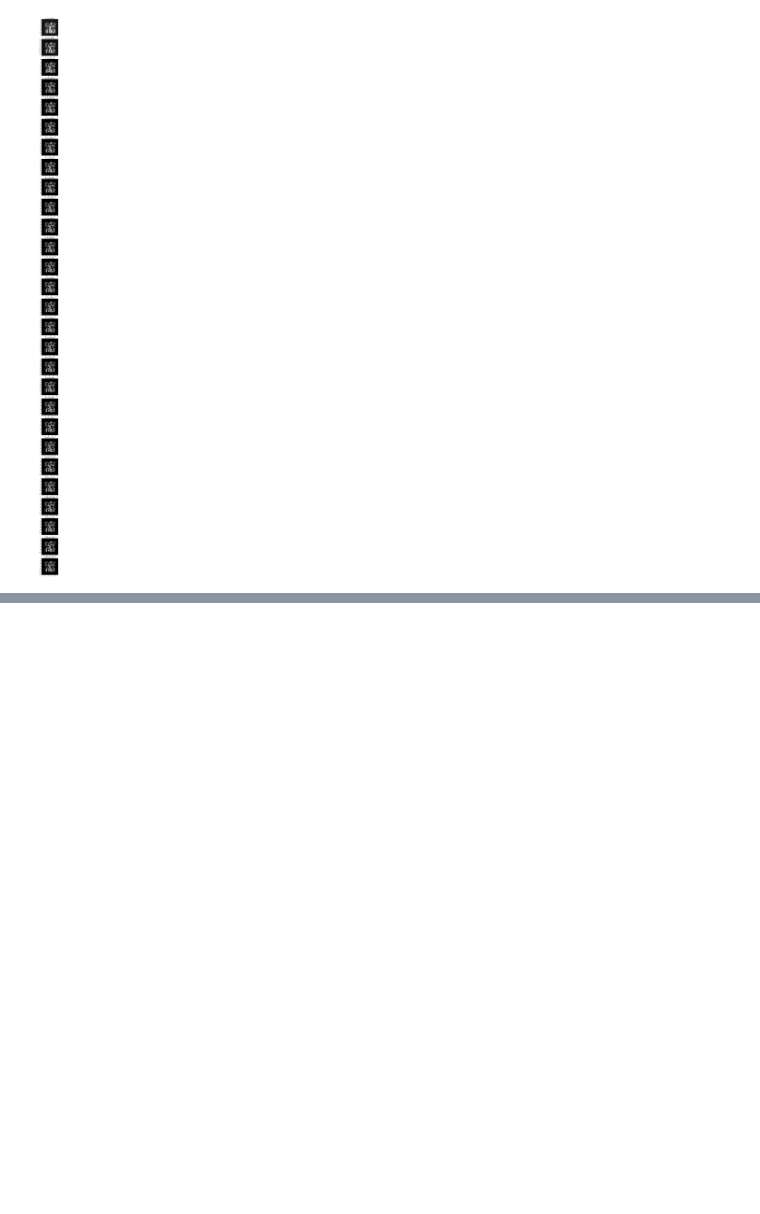
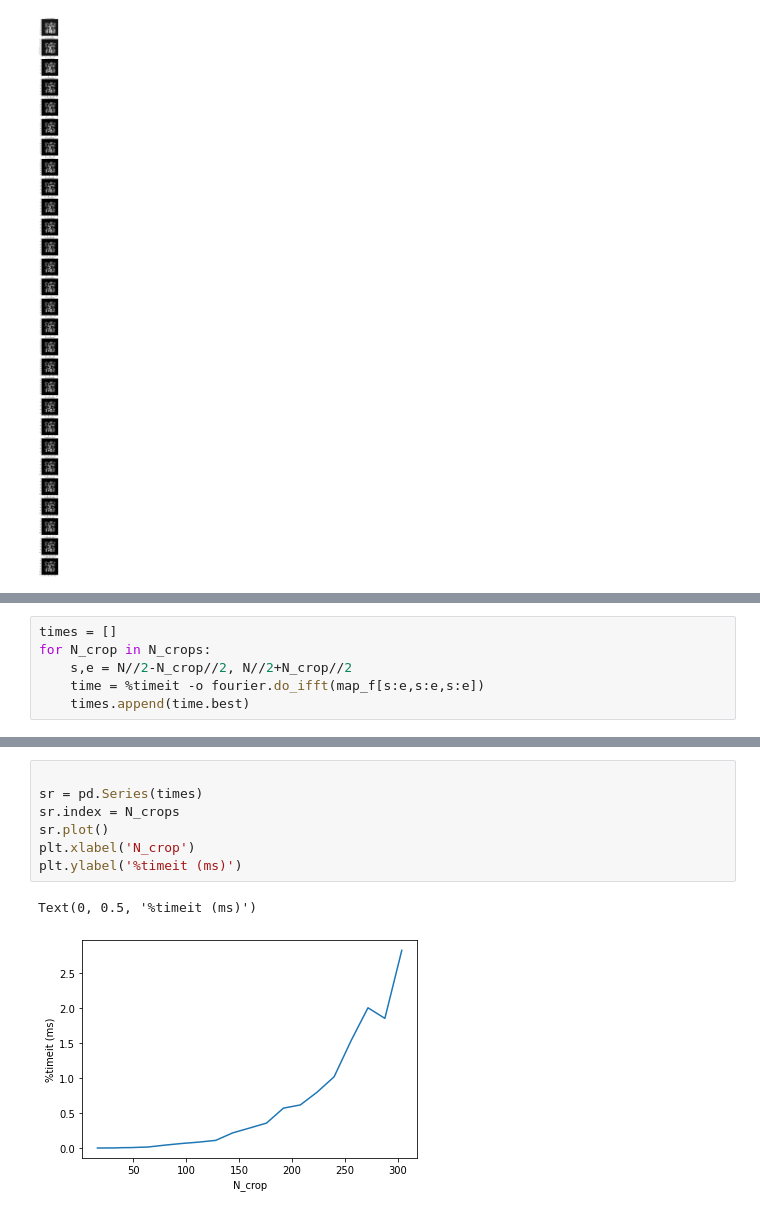
Before and after one commit to geoffwoollard/learn_cryoem_math, a Jupyter notebook: nb/fourier_cropping.ipynb, the cells around one changed output, grey strips where cells are left out. Drawn from its saved outputs; the diff is of its cells as text; blank space fills up the shorter version.

```diff
--- a/nb/fourier_cropping.ipynb
+++ b/nb/fourier_cropping.ipynb
@@ -114,0 +176,6 @@ for idx, N_crop in enumerate(N_crops):
+# %%
+times = []
+for N_crop in N_crops:
+    s,e = N//2-N_crop//2, N//2+N_crop//2
+    time = %timeit -o fourier.do_ifft(map_f[s:e,s:e,s:e])
+    times.append(time.best)
@@ -114,0 +225,10 @@ for idx, N_crop in enumerate(N_crops):
+# %%
+
+sr = pd.Series(times)
+sr.index = N_crops
+sr.plot()
+plt.xlabel('N_crop')
+plt.ylabel('%timeit (ms)')
+# %% [output]
+Text(0, 0.5, '%timeit (ms)')
+[figure, added]
```
Also changed, not shown: parts of 14 cells of this notebook.
